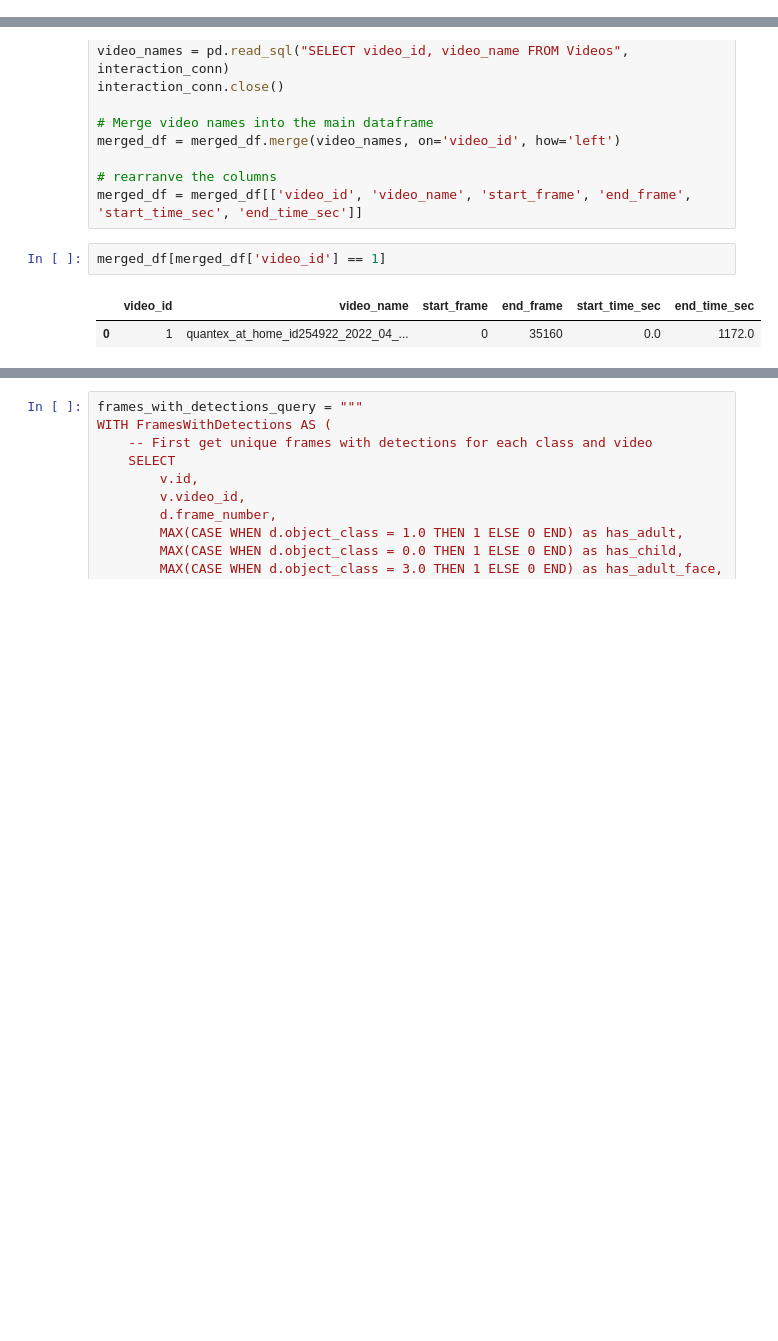
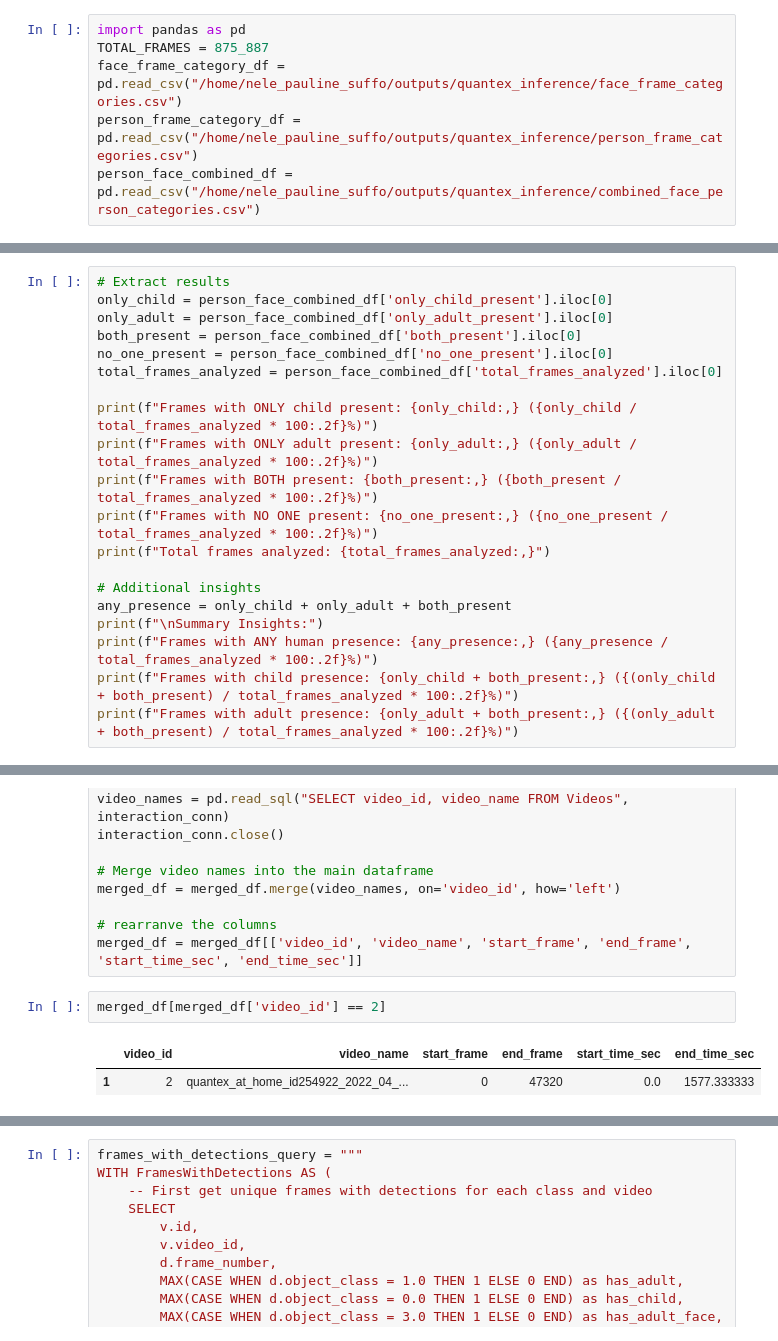
Before and after one commit to neleSuffo/preschool-social-ecology, a Jupyter notebook: notebooks/quantex_results.ipynb, the cells around one changed output, grey strips where cells are left out. Drawn from its saved outputs; the diff is of its cells as text; blank space fills up the shorter version.

```diff
--- a/notebooks/quantex_results.ipynb
+++ b/notebooks/quantex_results.ipynb
@@ -92,0 +5,6 @@ Frames with any face detection: 19.60%
+# %%
+import pandas as pd
+TOTAL_FRAMES = 875_887
+face_frame_category_df = pd.read_csv("/home/nele_pauline_suffo/outputs/quantex_inference/face_frame_categories.csv")
+person_frame_category_df = pd.read_csv("/home/nele_pauline_suffo/outputs/quantex_inference/person_frame_categories.csv")
+person_face_combined_df = pd.read_csv("/home/nele_pauline_suffo/outputs/quantex_inference/combined_face_person_categories.csv")
@@ -258,0 +53,20 @@ Frames with adult presence: 99,443 (11.35%)
+# %%
+# Extract results
+only_child = person_face_combined_df['only_child_present'].iloc[0]
+only_adult = person_face_combined_df['only_adult_present'].iloc[0]
+both_present = person_face_combined_df['both_present'].iloc[0]
+no_one_present = person_face_combined_df['no_one_present'].iloc[0]
+total_frames_analyzed = person_face_combined_df['total_frames_analyzed'].iloc[0]
+
+print(f"Frames with ONLY child present: {only_child:,} ({only_child / total_frames_analyzed * 100:.2f}%)")
+print(f"Frames with ONLY adult present: {only_adult:,} ({only_adult / total_frames_analyzed * 100:.2f}%)")
+print(f"Frames with BOTH present: {both_present:,} ({both_present / total_frames_analyzed * 100:.2f}%)")
+print(f"Frames with NO ONE present: {no_one_present:,} ({no_one_present / total_frames_analyzed * 100:.2f}%)")
+print(f"Total frames analyzed: {total_frames_analyzed:,}")
+
+# Additional insights
+any_presence = only_child + only_adult + both_present
+print(f"\nSummary Insights:")
+print(f"Frames with ANY human presence: {any_presence:,} ({any_presence / total_frames_analyzed * 100:.2f}%)")
+print(f"Frames with child presence: {only_child + both_present:,} ({(only_child + both_present) / total_frames_analyzed * 100:.2f}%)")
+print(f"Frames with adult presence: {only_adult + both_present:,} ({(only_adult + both_present) / total_frames_analyzed * 100:.2f}%)")
@@ -591,7 +430,7 @@ merged_df = merged_df.merge(video_names, on='video_id', how='left')
 # rearranve the columns
 merged_df = merged_df[['video_id', 'video_name', 'start_frame', 'end_frame', 'start_time_sec', 'end_time_sec']]
 # %%
-merged_df[merged_df['video_id'] == 1]
+merged_df[merged_df['video_id'] == 2]
 # %% [output]
 |  | video_id | video_name | start_frame | end_frame | start_time_sec | end_time_sec |
-| 0 | 1 | quantex_at_home_id254922_2022_04_... | 0 | 35160 | 0.0 | 1172.0 |
+| 1 | 2 | quantex_at_home_id254922_2022_04_... | 0 | 47320 | 0.0 | 1577.333333 |
```
Also changed, not shown: parts of 12 cells of this notebook.
